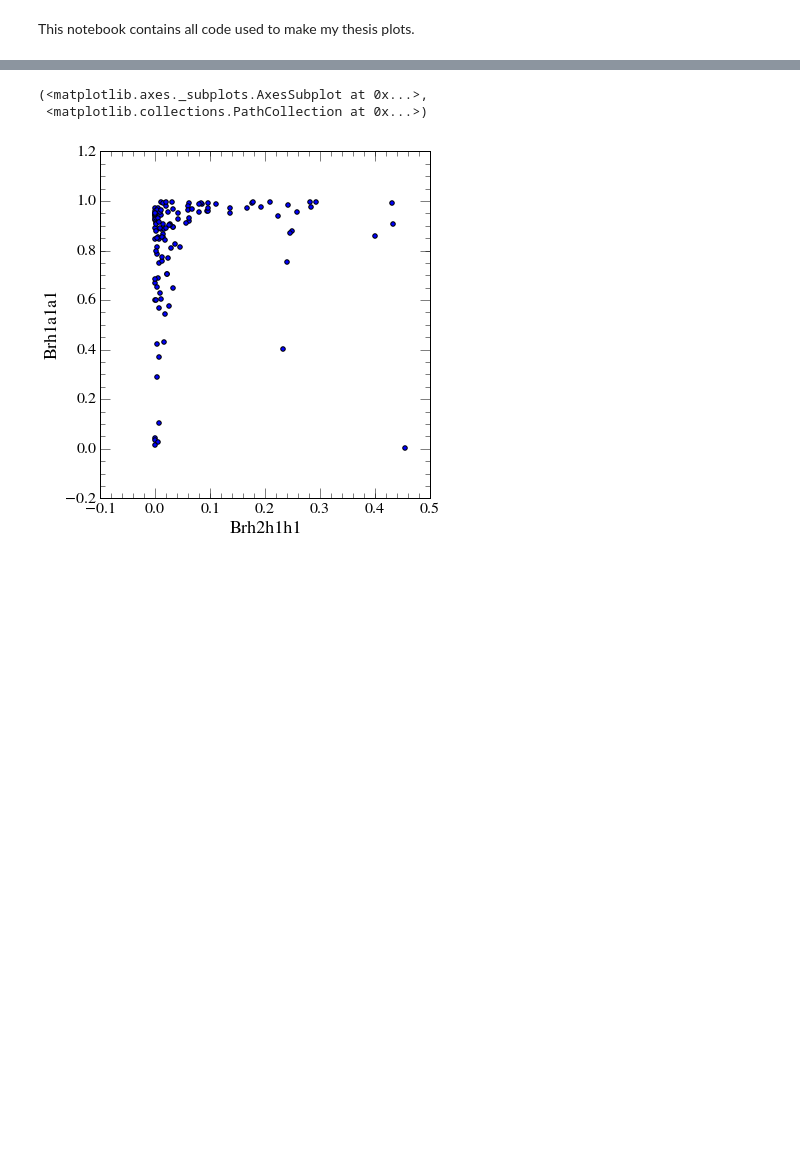
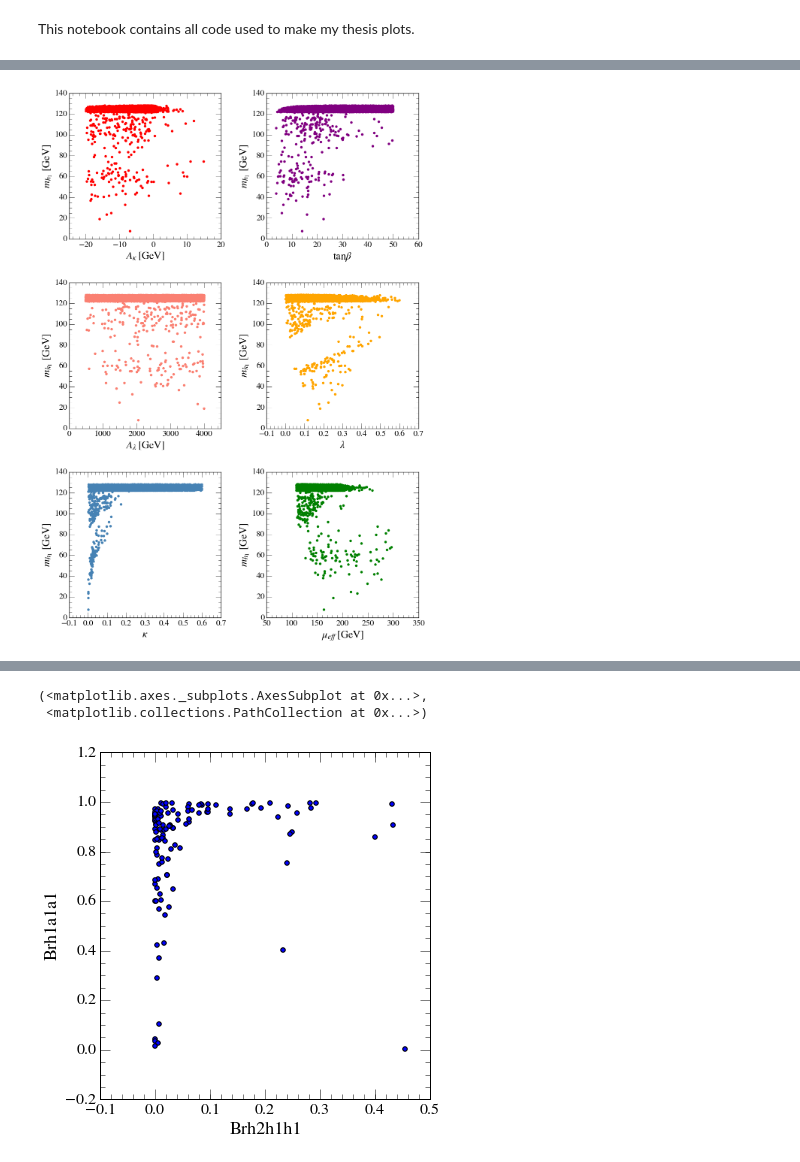
Before and after one commit to raggleton/NMSSM-Scan, a Jupyter notebook: iPython/Thesis Plots.ipynb, the cells around one changed output, grey strips where cells are left out. Drawn from its saved outputs; the diff is of its cells as text; code cells hidden in the pictures; blank space fills up the shorter version.

```diff
--- a/iPython/Thesis Plots.ipynb
+++ b/iPython/Thesis Plots.ipynb
@@ -90,4 +120,9 @@ def plot_mh1_inputparams(df, title, filename):
     if SAVE_PLOTS: save_plot(filename)
 # %%
 plot_mh1_inputparams(df_pass_all, title, 'Thesis_plots/mh1_inputparams_relaxed.pdf')
+# %%
+plot_mh1_inputparams(df_pass_all[~df_pass_all.constraints.str.contains('chi2')],
+                     title, 'Thesis_plots/mh1_inputparams_relaxed_h125.png', [0, 140])
+# %% [output]
+[figure, added]
 # %%
```
Also changed, not shown: parts of 36 cells of this notebook.
